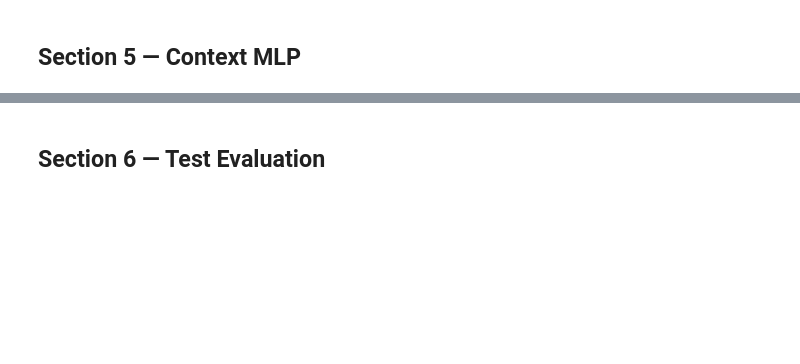
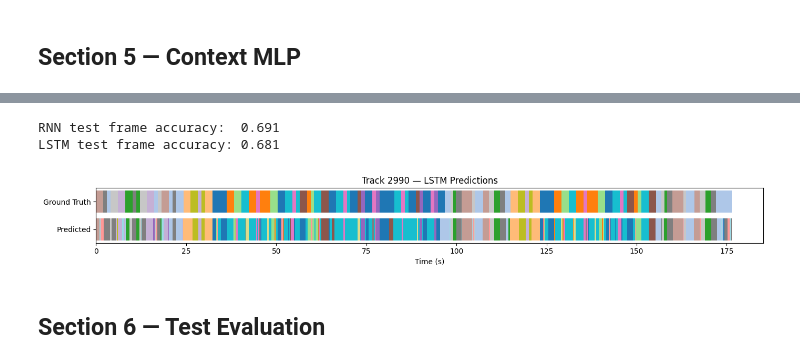
Before and after one commit to wnovak5/automatic-chord-recognition, a Jupyter notebook: notebooks/chord_recognition.ipynb, the cells around one changed output, grey strips where cells are left out. Drawn from its saved outputs; the diff is of its cells as text; code cells hidden in the pictures; blank space fills up the shorter version.

```diff
--- a/notebooks/chord_recognition.ipynb
+++ b/notebooks/chord_recognition.ipynb
@@ -184,3 +395,49 @@ print(f"Context   best val acc: {max(history_context['val_accs']):.3f}")
+# %%
+def collect_sequence_predictions(model, loader, device):
+    model.eval()
+    all_true, all_pred = [], []
+    with torch.no_grad():
+        for x, y, lengths in loader:
+            x = x.to(device)
+            lengths = lengths.to(device)
+            preds = model(x, lengths=lengths).argmax(dim=-1).cpu()
+            for i, length in enumerate(lengths.cpu().tolist()):
+                all_true.append(y[i, :length].numpy())
+                all_pred.append(preds[i, :length].numpy())
+    return np.concatenate(all_true), np.concatenate(all_pred)
+
+rnn_model.load_state_dict(history_rnn['best_state_dict'])
+lstm_model.load_state_dict(history_lstm['best_state_dict'])
+rnn_model = rnn_model.to(device)
+lstm_model = lstm_model.to(device)
+
+y_true_rnn, y_pred_rnn = collect_sequence_predictions(rnn_model, test_loader_seq, device)
+y_true_lstm, y_pred_lstm = collect_sequence_predictions(lstm_model, test_loader_seq, device)
+
+print(f'RNN test frame accuracy:  {frame_accuracy(y_true_rnn, y_pred_rnn):.3f}')
+print(f'LSTM test frame accuracy: {frame_accuracy(y_true_lstm, y_pred_lstm):.3f}')
+# %% [output]
+RNN test frame accuracy:  0.691
+LSTM test frame accuracy: 0.681
+# %%
+# LSTM prediction strip on test track 2990
+test_ex = load_training_example(TEST_IDS[0], root=ROOT)
+chroma_t = test_ex['chroma']
+ft = test_ex['frame_times']
+true_lbl = test_ex['frame_labels']
+
+feat_seq = prepare_track_features(chroma_t, context=0)
+x_seq = torch.from_numpy(feat_seq).unsqueeze(0).to(device)
+seq_lengths = torch.tensor([len(feat_seq)], dtype=torch.int64, device=device)
+with torch.no_grad():
+    pred_idx_lstm = lstm_model(x_seq, lengths=seq_lengths).argmax(dim=-1).squeeze(0).cpu().numpy()
+pred_lbl_lstm = vocab.decode(pred_idx_lstm)
+
+plot_chord_prediction(ft, true_lbl, pred_lbl_lstm, title=f'Track {TEST_IDS[0]} — LSTM Predictions')
+plt.tight_layout()
+plt.show()
+# %% [output]
+[figure, added]
 # %% [markdown]
 ## Section 6 — Test Evaluation
 # %%
```
Also changed, not shown: parts of 29 cells of this notebook, 4 other files.
